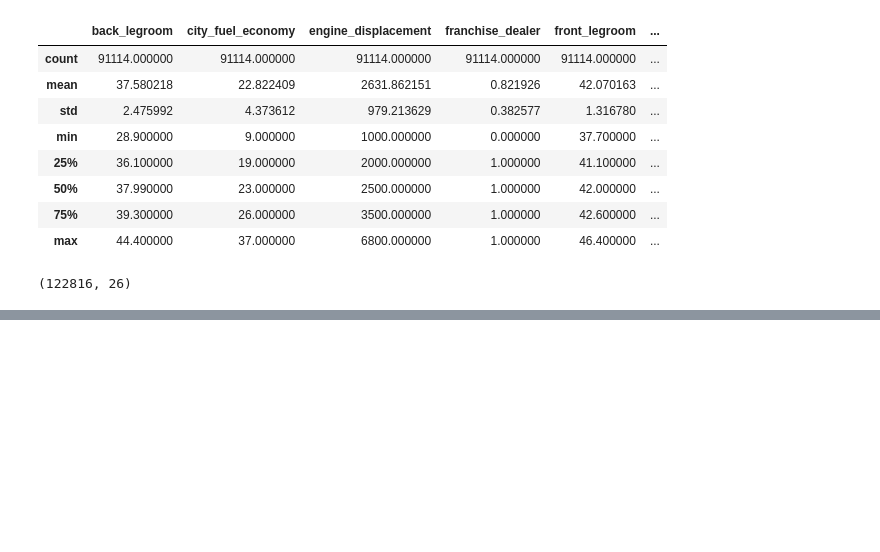
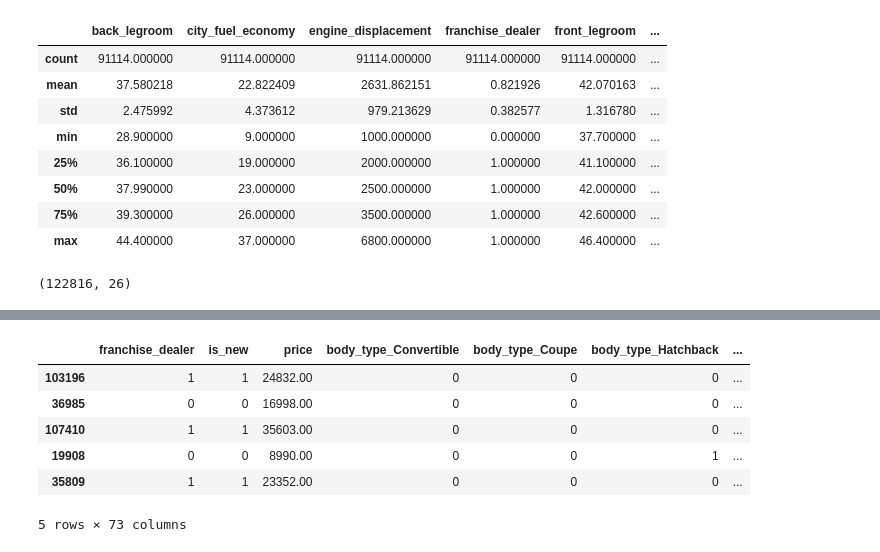
Before and after one commit to adam-talbot/used-cars-regression, a Jupyter notebook: scratchpad.ipynb, the cells around one changed output, grey strips where cells are left out. Cells and saved outputs as stored; diff of their text form; code cells hidden in the pictures; blank space fills up the shorter version.

```diff
--- a/scratchpad.ipynb
+++ b/scratchpad.ipynb
@@ -800,0 +979,30 @@ memory usage: 18.8+ MB
+# %%
+cols_to_scale = [
+    'back_legroom',
+    'city_fuel_economy',
+    'engine_displacement',
+    'front_legroom',
+    'fuel_tank_volume',
+    'height',
+    'highway_fuel_economy',
+    'horsepower',
+    'latitude',
+    'length',
+    'longitude',
+    'maximum_seating',
+    'mileage',
+    'wheelbase',
+    'width',
+    'year']
+# %%
+train_mod_scaled, val_mod_scaled, test_mod_scaled = scale(train_mod, val_mod, test_mod, MinMaxScaler(), cols_to_scale)
+# %%
+train_mod_scaled.head()
+# %% [output]
+|  | franchise_dealer | is_new | price | body_type_Convertible | body_type_Coupe | body_type_Hatchback | ... |
+| 103196 | 1 | 1 | 24832.00 | 0 | 0 | 0 | ... |
+| 36985 | 0 | 0 | 16998.00 | 0 | 0 | 0 | ... |
+| 107410 | 1 | 1 | 35603.00 | 0 | 0 | 0 | ... |
+| 19908 | 0 | 0 | 8990.00 | 0 | 0 | 1 | ... |
+| 35809 | 1 | 1 | 23352.00 | 0 | 0 | 0 | ... |
+5 rows × 73 columns
```
Also changed, not shown: parts of 20 cells of this notebook, 2 other files.
